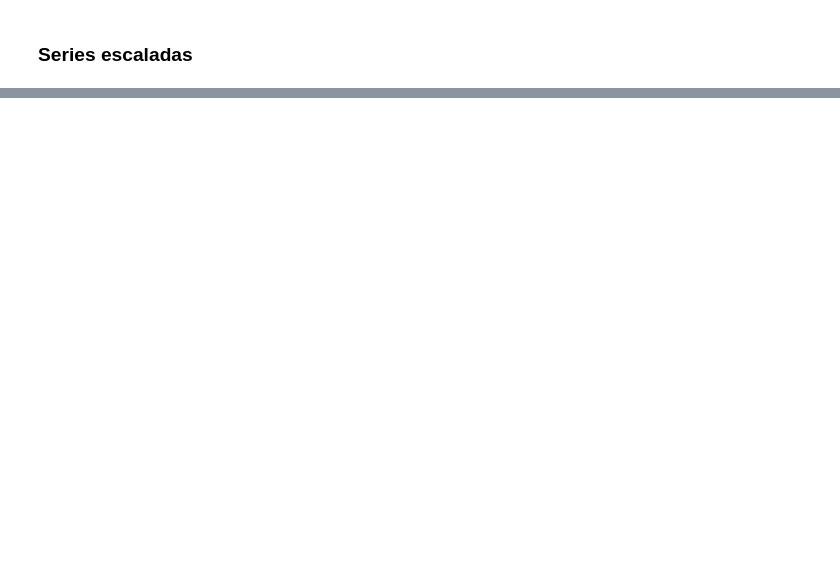
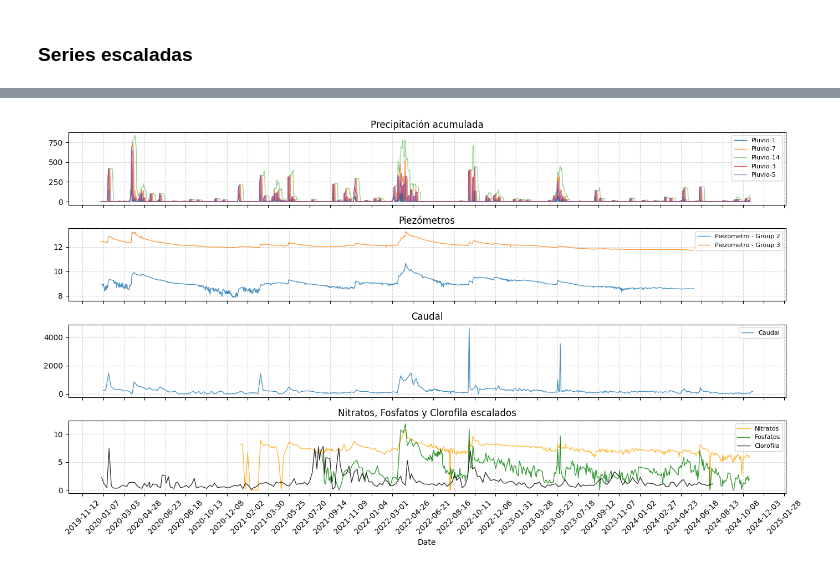
Before and after one commit to Antonio-MI/mar-menor-chl, a Jupyter notebook: Relacion_Ventana-Pluvios.ipynb, the cells around one changed output, grey strips where cells are left out. Saved outputs shown, nothing was run; the diff lists cells and outputs as text; code cells hidden in the pictures; blank space fills up the shorter version.

Commit message:
ventana pluvios

```diff
--- a/Relacion_Ventana-Pluvios.ipynb
+++ b/Relacion_Ventana-Pluvios.ipynb
@@ -194,3 +197,6 @@ for key, df in dataframes_boya_CTD7.items():
+# %%
+piezometros = pd.read_csv("Piezometros_groups.csv")
+piezometros['Date'] = pd.to_datetime(piezometros['Date'])
 # %% [markdown]
 ### Series escaladas
 # %%
@@ -204,7 +210,7 @@ series3 = dataframes["Fosfatos Diario"].set_index("Date")['Desembocadura Rambla
 fosfatos_scaled = np.log1p(series3)*2
 
 series4 = dataframes["Caudal"].set_index("Fecha")['Desembocadura rambla Albujón']
-caudal_scaled = np.log1p(series4)
+caudal_scaled = series4
 
 dataframes_boya_CTD7["CTD7_Clorofila"]["Date"] = pd.to_datetime(dataframes_boya_CTD7["CTD7_Clorofila"]["Date"])
 series5 = dataframes_boya_CTD7["CTD7_Clorofila"].set_index("Date")['0.5']
@@ -214,6 +220,9 @@ clorofila_scaled = series5*2
 df_pluvio_acc = df_pluvio.copy()
 df_pluvio_acc["rolling_7"] = df_pluvio_acc["Total"].rolling(7).sum()
 df_pluvio_acc["rolling_14"] = df_pluvio_acc["Total"].rolling(14).sum()
+df_pluvio_acc["rolling_3"] = df_pluvio_acc["Total"].rolling(3).sum()
+df_pluvio_acc["rolling_5"] = df_pluvio_acc["Total"].rolling(5).sum()
 series6 = df_pluvio_acc.set_index("Date")["rolling_7"]
 series7 = df_pluvio_acc.set_index("Date")["rolling_14"]
-# pluvio_scaled = np.log1p(series1)
+series8 = df_pluvio_acc.set_index("Date")["rolling_3"]
+series9 = df_pluvio_acc.set_index("Date")["rolling_5"]
@@ -252,0 +229,61 @@ fig.tight_layout()
+# %%
+series10 = piezometros.set_index("Date")["Group 2"]
+series11 = piezometros.set_index("Date")["Group 3"]
+# %%
+fig, ax = plt.subplots(figsize=(14, 8), nrows=4, ncols=1, sharex=True)
+
+start_date = '2020-01-01'
+
+series1_1 = series1[series1.index >= start_date]
+series6 = series6[series6.index >= start_date]
+series7 = series7[series7.index >= start_date]
+series8 = series8[series8.index >= start_date]
+series9 = series9[series9.index >= start_date]
+
+series10 = series10[series10.index >= start_date]
+series11 = series11[series11.index >= start_date]
+
+pluvio_scaled = pluvio_scaled[pluvio_scaled.index >= start_date]
+nitratos_scaled = nitratos_scaled[nitratos_scaled.index >= start_date]
+fosfatos_scaled = fosfatos_scaled[fosfatos_scaled.index >= start_date]
+caudal_scaled = caudal_scaled[caudal_scaled.index >= start_date]
+clorofila_scaled = clorofila_scaled[clorofila_scaled.index >= start_date]
+
+#ax[0].plot(pluvio_scaled.index, pluvio_scaled, label=f'Pluvio', linewidth=1, alpha = 0.8)
+i = 0
+ax[i].plot(series1_1.index, series1_1, label=f'Pluvio-1', linewidth=1, alpha = 1)
+ax[i].plot(series6.index, series6, label=f'Pluvio-7', linewidth=1, alpha = 0.8)
+ax[i].plot(series7.index, series7, label=f'Pluvio-14', linewidth=1, alpha = 0.5)
+ax[i].plot(series8.index, series8, label=f'Pluvio-3', linewidth=1, alpha = 0.8)
+ax[i].plot(series9.index, series9, label=f'Pluvio-5', linewidth=1, alpha = 0.8)
+ax[i].set_title("Precipitación acumulada")
+
+i=1
+ax[i].plot(series10.index, series10, label=f'Piezometro - Group 2', linewidth=1, alpha = 0.8)
+ax[i].plot(series11.index, series11, label=f'Piezometro - Group 3', linewidth=1, alpha = 0.8)
+ax[i].set_title("Piezómetros")
+
+i=2
+ax[i].plot(caudal_scaled.index, caudal_scaled, label=f'Caudal', linewidth=1, alpha = 0.8)
+ax[i].set_title("Caudal")
+
+i=3
+ax[i].plot(nitratos_scaled.index, nitratos_scaled, label=f'Nitratos', linewidth=1, alpha = 0.8, color="orange")
+ax[i].plot(fosfatos_scaled.index, fosfatos_scaled, label=f'Fosfatos', linewidth=1, alpha = 0.8, color="green")
+ax[i].plot(clorofila_scaled.index, clorofila_scaled, label=f'Clorofila', linewidth=1, alpha = 0.8, color="black")
+ax[i].set_title("Nitratos, Fosfatos y Clorofila escalados")
+
+ax[i].set_xlabel('Date')
+
+# ax[1].legend(loc='upper right', fontsize=8)
+
+for i in range (0,4):
+    ax[i].legend(loc='upper right', fontsize=8)
+    ax[i].xaxis.set_major_locator(mdates.WeekdayLocator(interval=8))
+    ax[i].grid(True, linestyle = '--', alpha = 0.5, which="both")
+    ax[i].tick_params(axis='x', rotation=45)
+
+
+fig.tight_layout()
+# %% [output]
+[figure, added]
```
Also changed, not shown: parts of 3 cells of this notebook, 2 other files.
